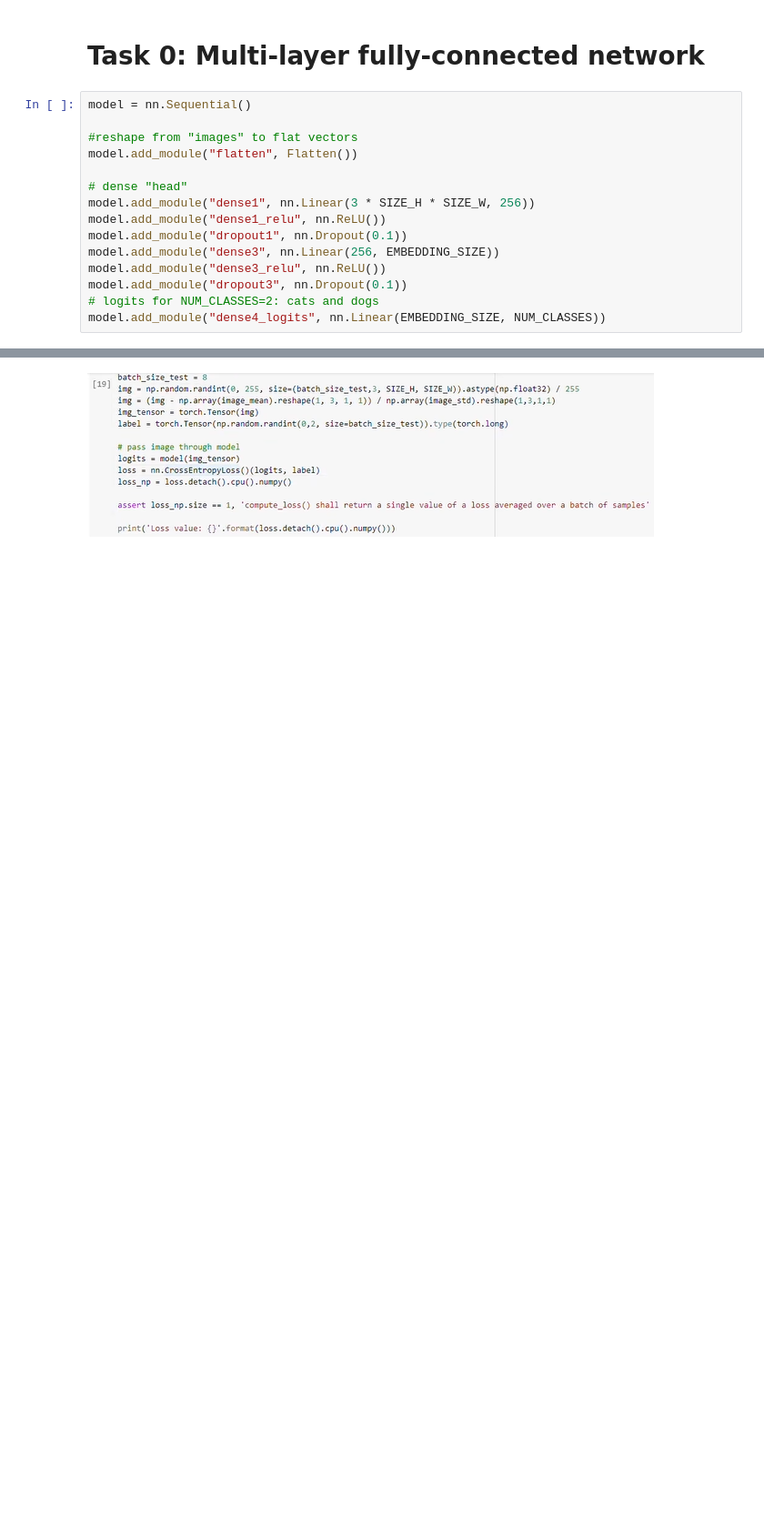
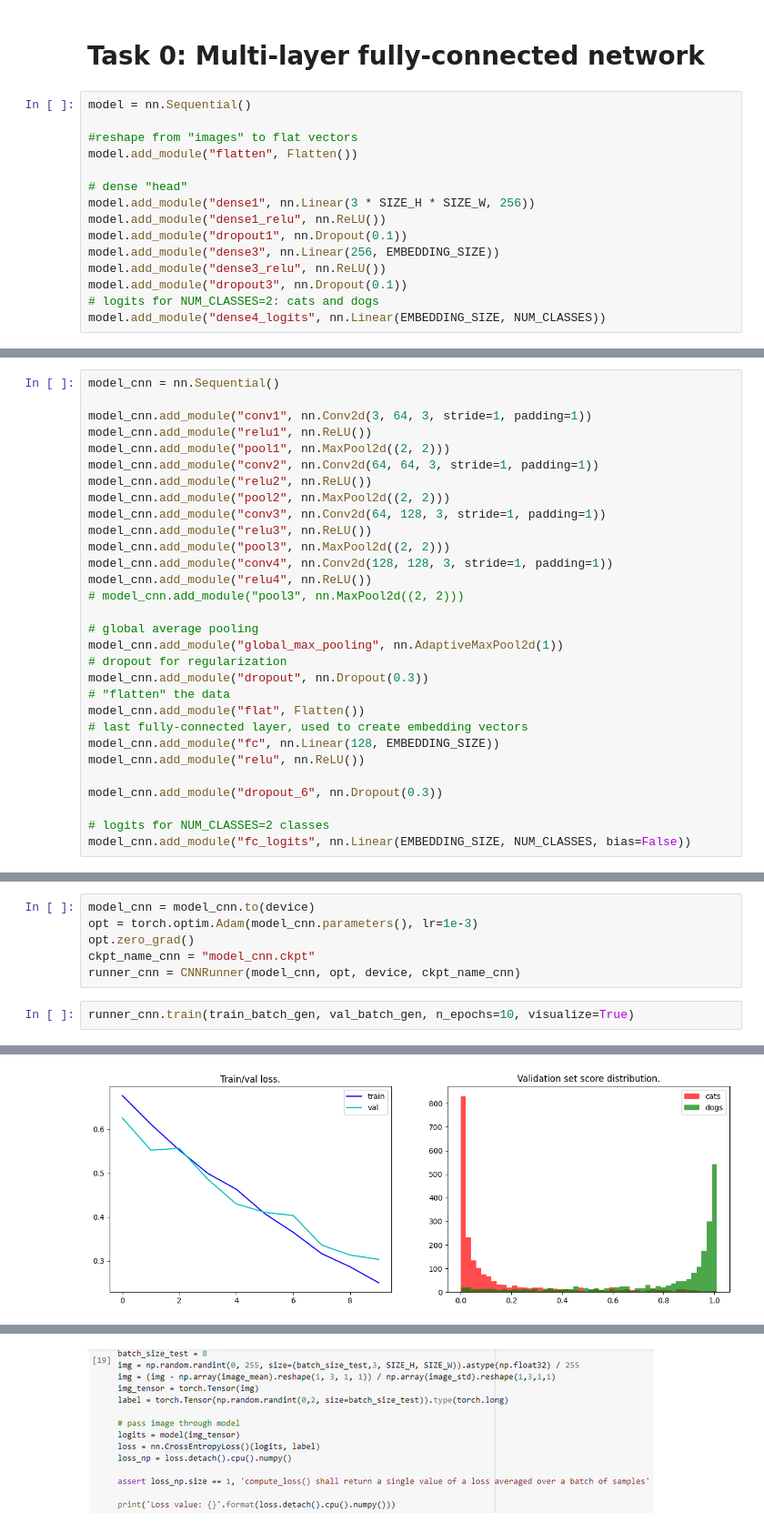
Before and after one commit to drybashlykov/study, a Jupyter notebook: notebooks/cats_vs_dogs.ipynb, the cells around one changed output, grey strips where cells are left out. Shown at 91% size. Drawn from its saved outputs; the diff is of its cells as text; blank space fills up the shorter version.

```diff
--- a/notebooks/cats_vs_dogs.ipynb
+++ b/notebooks/cats_vs_dogs.ipynb
@@ -382,0 +475,30 @@ Loss value: 0.6585608124732971
+# %%
+model_cnn = nn.Sequential()
+
+model_cnn.add_module("conv1", nn.Conv2d(3, 64, 3, stride=1, padding=1))
+model_cnn.add_module("relu1", nn.ReLU())
+model_cnn.add_module("pool1", nn.MaxPool2d((2, 2)))
+model_cnn.add_module("conv2", nn.Conv2d(64, 64, 3, stride=1, padding=1))
+model_cnn.add_module("relu2", nn.ReLU())
+model_cnn.add_module("pool2", nn.MaxPool2d((2, 2)))
+model_cnn.add_module("conv3", nn.Conv2d(64, 128, 3, stride=1, padding=1))
+model_cnn.add_module("relu3", nn.ReLU())
+model_cnn.add_module("pool3", nn.MaxPool2d((2, 2)))
+model_cnn.add_module("conv4", nn.Conv2d(128, 128, 3, stride=1, padding=1))
+model_cnn.add_module("relu4", nn.ReLU())
+# model_cnn.add_module("pool3", nn.MaxPool2d((2, 2)))
+
+# global average pooling
+model_cnn.add_module("global_max_pooling", nn.AdaptiveMaxPool2d(1))
+# dropout for regularization
+model_cnn.add_module("dropout", nn.Dropout(0.3))
+# "flatten" the data
+model_cnn.add_module("flat", Flatten())
+# last fully-connected layer, used to create embedding vectors
+model_cnn.add_module("fc", nn.Linear(128, EMBEDDING_SIZE))
+model_cnn.add_module("relu", nn.ReLU())
+
+model_cnn.add_module("dropout_6", nn.Dropout(0.3))
+
+# logits for NUM_CLASSES=2 classes
+model_cnn.add_module("fc_logits", nn.Linear(EMBEDDING_SIZE, NUM_CLASSES, bias=False))
@@ -382,0 +525,9 @@ Loss value: 0.6585608124732971
+# %%
+model_cnn = model_cnn.to(device)
+opt = torch.optim.Adam(model_cnn.parameters(), lr=1e-3)
+opt.zero_grad()
+ckpt_name_cnn = "model_cnn.ckpt"
+runner_cnn = CNNRunner(model_cnn, opt, device, ckpt_name_cnn)
+# %%
+runner_cnn.train(train_batch_gen, val_batch_gen, n_epochs=10, visualize=True)
+# %% [output]
@@ -382,0 +535 @@ Loss value: 0.6585608124732971
+[figure, added]
```
Also changed, not shown: parts of 13 cells of this notebook, 3 other files.
